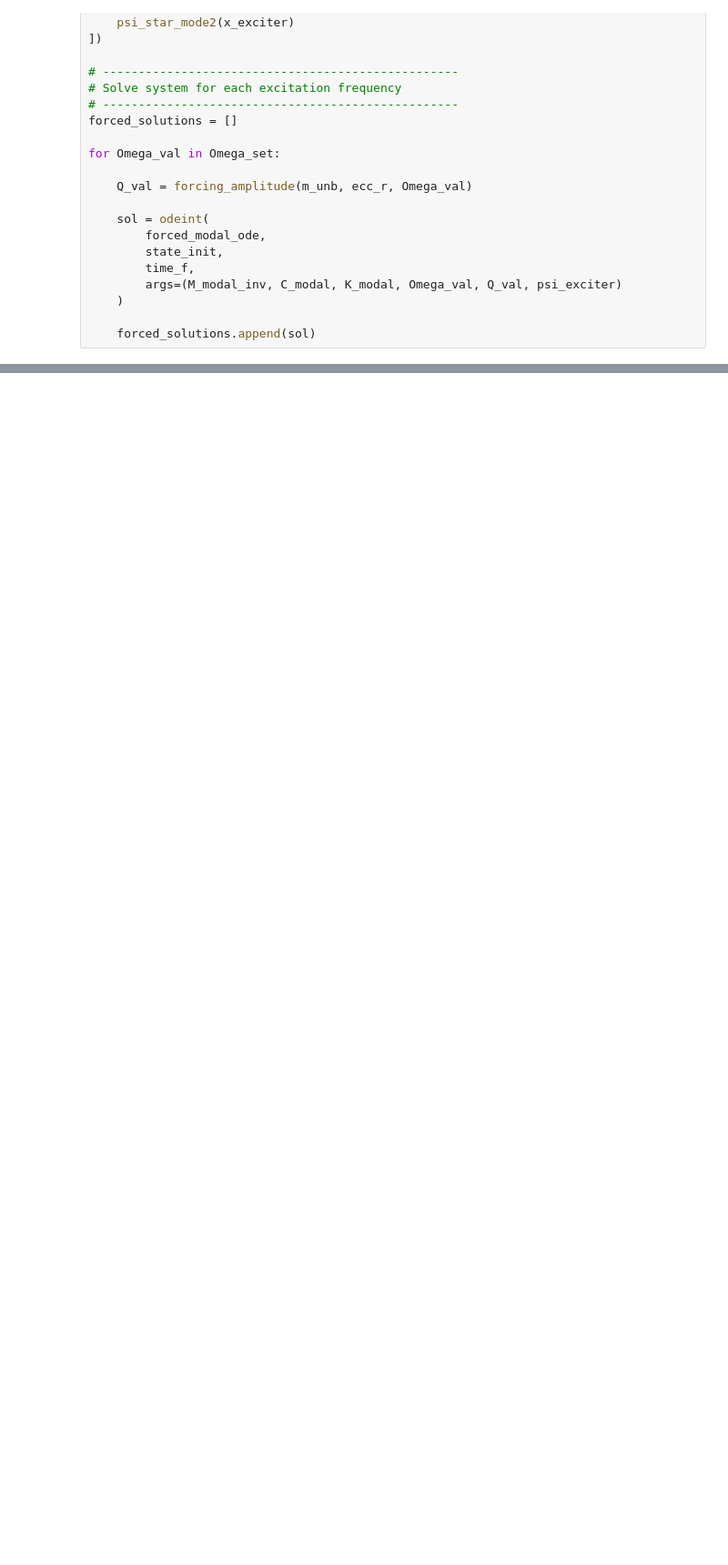
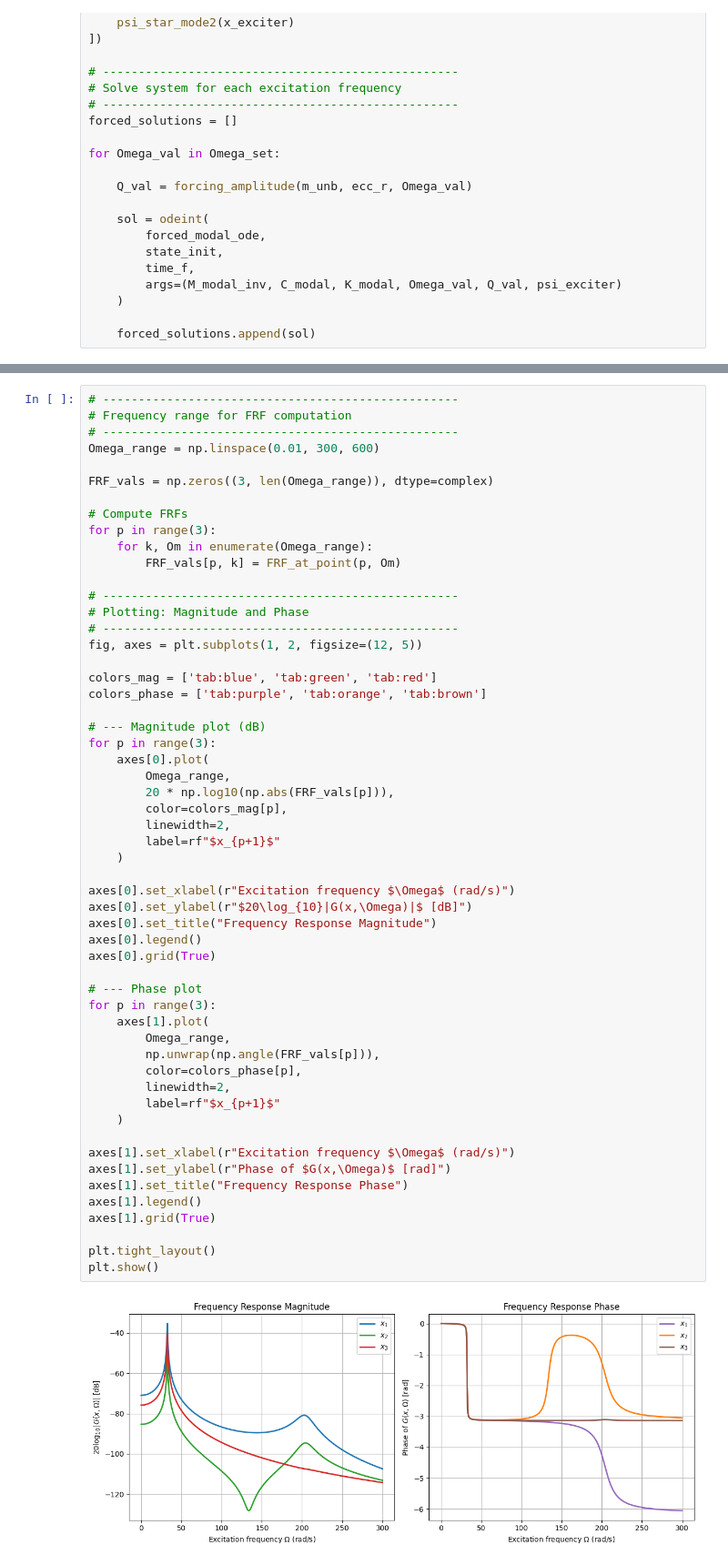
Before and after one commit to chamudithamk/ME422-B2-Lab-Group, a Jupyter notebook: Vibration/E_20_268_Nimesha_K_P_S_Vibration.ipynb, the cells around one changed output, grey strips where cells are left out. Shown at 91% size. Drawn from its saved outputs; the diff is of its cells as text; blank space fills up the shorter version.

```diff
--- a/Vibration/E_20_268_Nimesha_K_P_S_Vibration.ipynb
+++ b/Vibration/E_20_268_Nimesha_K_P_S_Vibration.ipynb
@@ -1074,0 +1216,57 @@ for k, Omega_val in enumerate(Omega_set):
+# %%
+# --------------------------------------------------
+# Frequency range for FRF computation
+# --------------------------------------------------
+Omega_range = np.linspace(0.01, 300, 600)
+
+FRF_vals = np.zeros((3, len(Omega_range)), dtype=complex)
+
+# Compute FRFs
+for p in range(3):
+    for k, Om in enumerate(Omega_range):
+        FRF_vals[p, k] = FRF_at_point(p, Om)
+
+# --------------------------------------------------
+# Plotting: Magnitude and Phase
+# --------------------------------------------------
+fig, axes = plt.subplots(1, 2, figsize=(12, 5))
+
+colors_mag = ['tab:blue', 'tab:green', 'tab:red']
+colors_phase = ['tab:purple', 'tab:orange', 'tab:brown']
+
+# --- Magnitude plot (dB)
+for p in range(3):
+    axes[0].plot(
+        Omega_range,
+        20 * np.log10(np.abs(FRF_vals[p])),
+        color=colors_mag[p],
+        linewidth=2,
+        label=rf"$x_{p+1}$"
+    )
+
+axes[0].set_xlabel(r"Excitation frequency $\Omega$ (rad/s)")
+axes[0].set_ylabel(r"$20\log_{10}|G(x,\Omega)|$ [dB]")
+axes[0].set_title("Frequency Response Magnitude")
+axes[0].legend()
+axes[0].grid(True)
+
+# --- Phase plot
+for p in range(3):
+    axes[1].plot(
+        Omega_range,
+        np.unwrap(np.angle(FRF_vals[p])),
+        color=colors_phase[p],
+        linewidth=2,
+        label=rf"$x_{p+1}$"
+    )
+
+axes[1].set_xlabel(r"Excitation frequency $\Omega$ (rad/s)")
+axes[1].set_ylabel(r"Phase of $G(x,\Omega)$ [rad]")
+axes[1].set_title("Frequency Response Phase")
+axes[1].legend()
+axes[1].grid(True)
+
+plt.tight_layout()
+plt.show()
+# %% [output]
+[figure, added]
```
Also changed, not shown: parts of 5 cells of this notebook.
